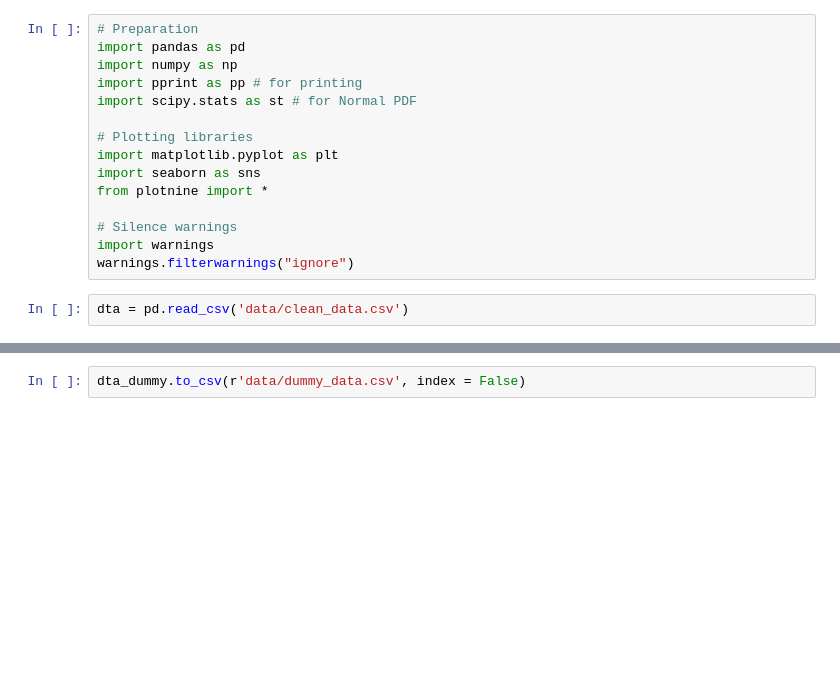
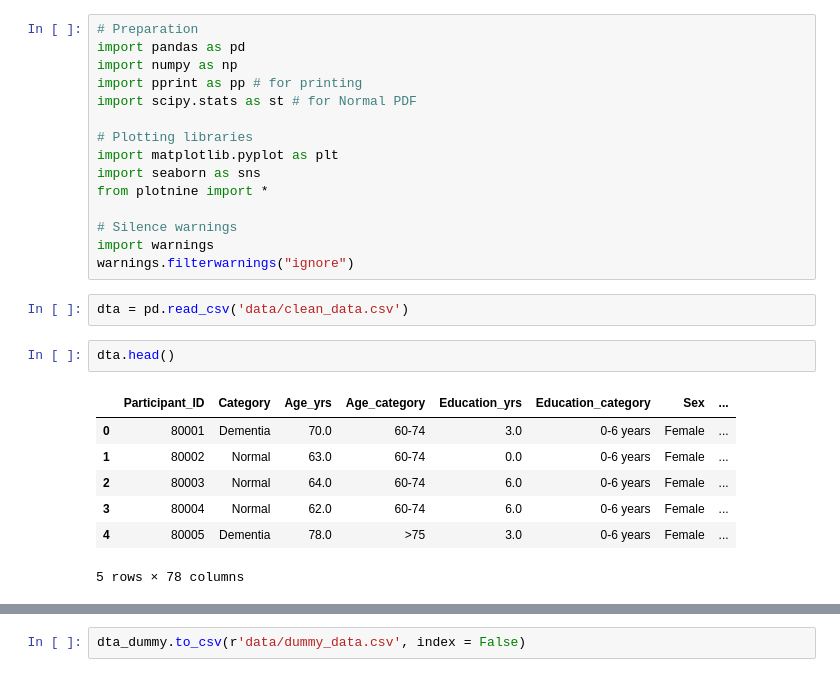
Before and after one commit to morganzimmerman/alzheimers_project, a Jupyter notebook: bayesian_classifier.ipynb, the cells around one changed output, grey strips where cells are left out. Cells and saved outputs as stored; diff of their text form; blank space fills up the shorter version.

```diff
--- a/bayesian_classifier.ipynb
+++ b/bayesian_classifier.ipynb
@@ -18,3 +18,13 @@ import warnings
 warnings.filterwarnings("ignore")
 # %%
 dta = pd.read_csv('data/clean_data.csv')
+# %%
+dta.head()
+# %% [output]
+|  | Participant_ID | Category | Age_yrs | Age_category | Education_yrs | Education_category | Sex | ... |
+| 0 | 80001 | Dementia | 70.0 | 60-74 | 3.0 | 0-6 years | Female | ... |
+| 1 | 80002 | Normal | 63.0 | 60-74 | 0.0 | 0-6 years | Female | ... |
+| 2 | 80003 | Normal | 64.0 | 60-74 | 6.0 | 0-6 years | Female | ... |
+| 3 | 80004 | Normal | 62.0 | 60-74 | 6.0 | 0-6 years | Female | ... |
+| 4 | 80005 | Dementia | 78.0 | >75 | 3.0 | 0-6 years | Female | ... |
+5 rows × 78 columns
```
Also changed, not shown: parts of 4 cells of this notebook.
